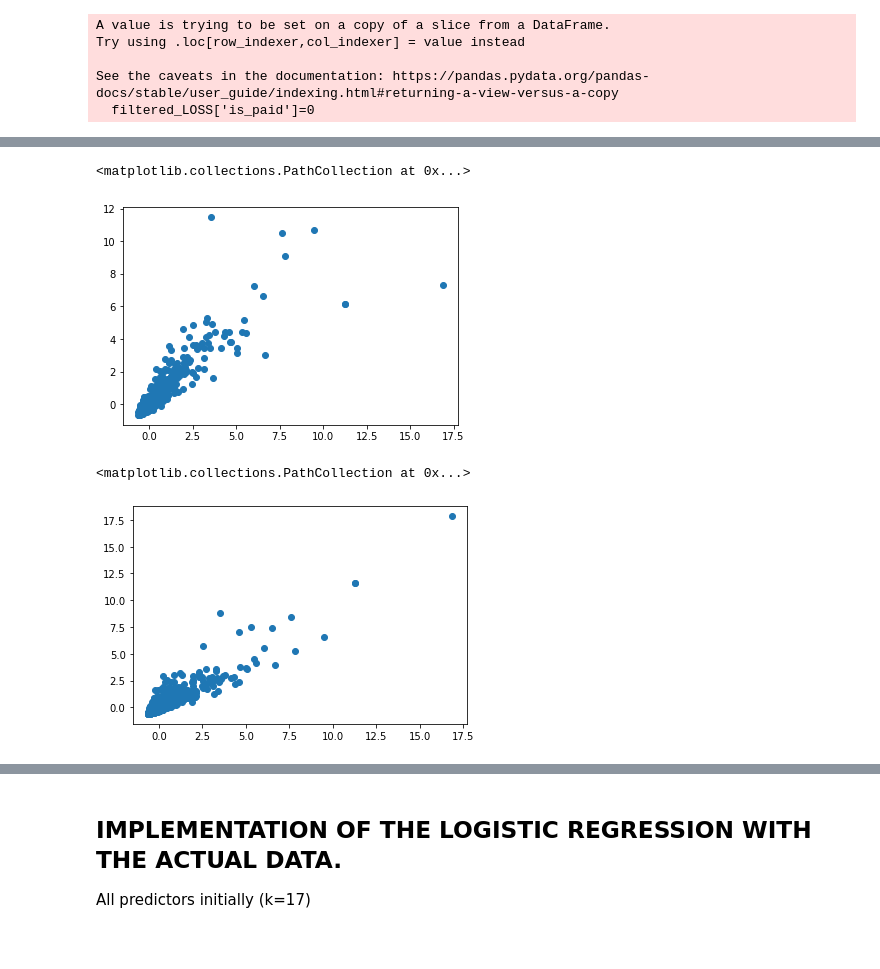
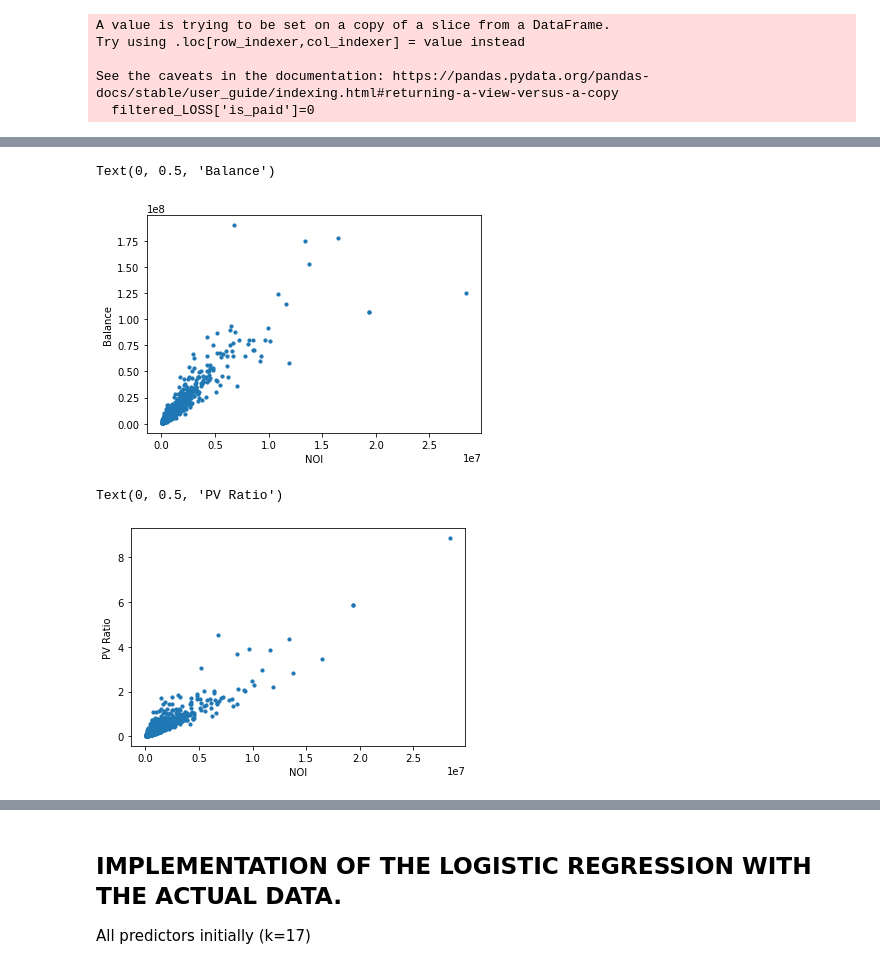
Before and after one commit to ainoal/machine_learning_project, a Jupyter notebook: machine_learning.ipynb, the cells around one changed output, grey strips where cells are left out. Cells and saved outputs as stored; diff of their text form; code cells hidden in the pictures.

```diff
--- a/machine_learning.ipynb
+++ b/machine_learning.ipynb
@@ -187,13 +189,14 @@ pay = pd.DataFrame(pay_matrix, columns=['NOI', 'DSCR', 'LTV', 'Balance',
                                         'CS_Ratio','NOI_Ratio', 'PV_Ratio', 'IR'])
 
 
-# Adding a column to the DataFrames; the value of the column represents whether the mortgage has been paid back or defaulted
+# Adding a column to the DataFrames
+# the value of the column represents whether the mortgage has been paid back or defaulted
 loss['is_paid'] = 0
 pay['is_paid'] = 1
 
 # Concatenate pay and loss data into one DataFrame
 data_frames = [pay, loss]
-pay_loss = pd.concat(data_frames)
+pay_loss_not_stand = pd.concat(data_frames)
 
 
 #What follows is the first way i founded to standarize the data
@@ -203,7 +206,7 @@ pay_loss = pd.concat(data_frames)
 #probably there is more efficient way to code it
 
 scaler = StandardScaler()
-pay_loss_standarized = scaler.fit_transform(pay_loss)
+pay_loss_standarized = scaler.fit_transform(pay_loss_not_stand)
 
 print(pay_loss_standarized.shape)
 
@@ -280,14 +287,18 @@ plt.scatter(pay_loss.ZipPop, pay_loss.CR)
 # %%
-plt.scatter(pay_loss.NOI, pay_loss.Balance)
+plt.scatter(pay_loss_not_stand.NOI, pay_loss_not_stand.Balance, s=10)
+plt.xlabel('NOI')
+plt.ylabel('Balance')
 # plt.scatter(pay_loss.NOI, pay_loss.NOI_Ratio) <--- obviously correlated
 # plt.scatter(pay_loss.Balance, pay_loss.NOI_Ratio) <--- also obviously correlated
 # %% [output]
-<matplotlib.collections.PathCollection at 0x...>
+Text(0, 0.5, 'Balance')
-[figure, old version]
+[figure, new version]
 # %%
-plt.scatter(pay_loss.NOI, pay_loss.PV_Ratio)
+plt.scatter(pay_loss_not_stand.NOI, pay_loss_not_stand.PV_Ratio, s=10)
+plt.xlabel('NOI')
+plt.ylabel('PV Ratio')
 # --> plt.scatter(pay_loss.Balance, pay_loss.PV_Ratio)
 # and plt.scatter(pay_loss.PV_Ratio, pay_loss.NOI_Ratio) also correlated
 # %% [output]
-<matplotlib.collections.PathCollection at 0x...>
+Text(0, 0.5, 'PV Ratio')
-[figure, old version]
+[figure, new version]
```
Also changed, not shown: parts of 22 cells of this notebook.
